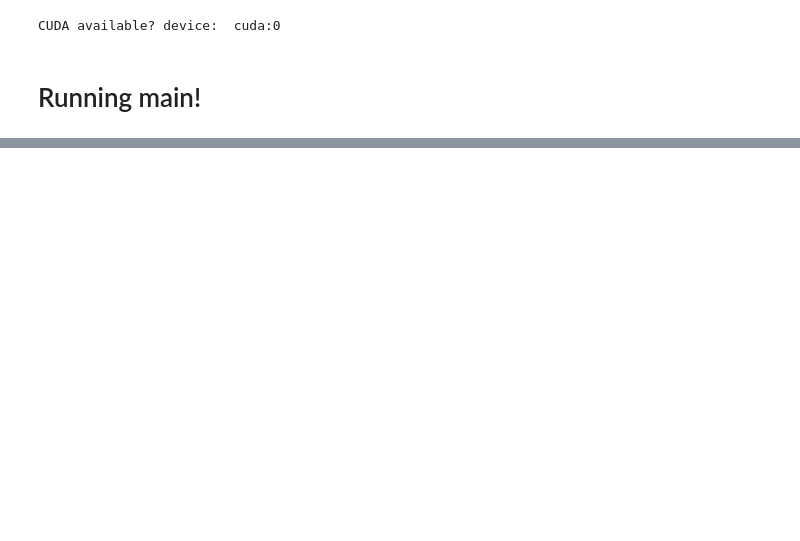
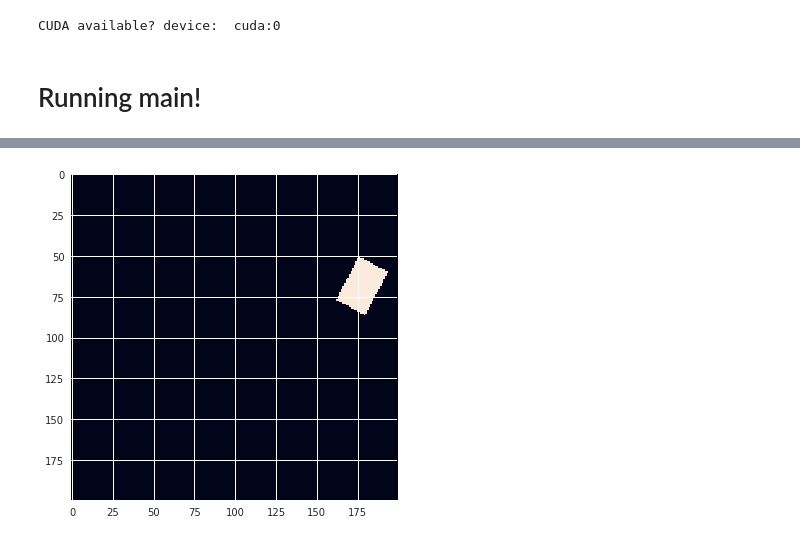
Before and after one commit to nouyang/platt2018, a Jupyter notebook: rcnn_depth/Sliding Window v5.ipynb, the cells around one changed output, grey strips where cells are left out. Drawn from its saved outputs; the diff is of its cells as text; code cells hidden in the pictures; blank space fills up the shorter version.

Commit message:
Continued working on windows

```diff
--- a/rcnn_depth/Sliding Window v5.ipynb
+++ b/rcnn_depth/Sliding Window v5.ipynb
@@ -793,21 +832,19 @@ with torch.no_grad():
     loss = c_criterion(predicted_class, labels)
     all_crops = all_crops.to(device)
 
-    loss1 = classifCriterion(predicted_class, labels)
+    loss1 = c_criterion(predicted_class, labels)
 
     # Forward pass
     labelly = predicted_class.detach().cpu().numpy()
     predicted_coords = regrModel(all_crops, labelly)
 
-    loss2 = regrCriterion(predicted_coords, coords)
-
-
+    loss2 = r_criterion(predicted_coords, coords)
 
     losses2.update(loss2.item())
 
         # Print status
 
-print("loss across batch size of ", labels.size()[0], 'is: ', loss1, loss2)
+print("loss across batch size of ", labels.size()[0], 'is: \n', loss1, loss2)
 #print(labels)
-print('!-- labels size', labels.size())
+print('\n!-- labels size', labels.size())
 #print(torch.round(predicted_class))
@@ -817,49 +876,56 @@ plt.plot(range(len(losses), losses))
 # %%
 # -- Plot windows and print labels -----------------------------------
 
-n = np.random.randint(10)
-imgSample = images[n]
-crops, __ = makeCrops(imgSample, 50, (100, 100), (x,y, theta))
-# -- Show original image, and the sliding windo crops -------
-plt.imshow(imgSample)
-# ---------------------------------------------------
-foo_label = labels[n]
+with torch.no_grad():
+    n = np.random.randint(10)
+    imgSample = images[n]
+    crops, __ = makeCrops(imgSample, 50, (100, 100), (x,y, theta))
+    # -- Show original image, and the sliding windo crops -------
+    plt.imshow(imgSample)
+    # ---------------------------------------------------
+    foo_label = labels[n]
 
-foo_coord = coords[n]
-predicted_locs = predicted_coords.view(-1,
-                                     coords.size(1), coords.size(2))
-foo_coord_est = predicted_locs[n] # 3 per window
-foo_label_est = predicted_class[n]
-print('!-- coords', foo_coord)
+    foo_coord = coords[n]
+    predicted_locs = predicted_coords.view(-1,
+                                         coords.size(1), coords.size(2))
+    foo_coord_est = predicted_locs[n] # 3 per window
+    foo_label_est = predicted_class[n]
+    print('!-- coords', foo_coord)
 
-max_idx = torch.argmax(foo_coord[:,0])
-x, y, theta = foo_coord[max_idx]
-est_max_idx = torch.argmax(foo_coord_est[:,0])
-x_est, y_est, theta_est = foo_coord_est[est_max_idx]
+    max_idx = torch.argmax(foo_coord[:,0])
+    x, y, theta = foo_coord[max_idx]
+    est_max_idx = torch.argmax(foo_coord_est[:,0])
+    x_est, y_est, theta_est = foo_coord_est[est_max_idx]
 
-# -- Print x,y for one result -------
-# -- Print window t/f for one result -------
-print("!-- FOR N = ", n)
-print("y (crops) \n\t", [int(l) for l in foo_label])
-print("!-- yhat (crops) \n\t", [int(np.round(p,0)) for p in foo_label_est] )
-# -------------------------------------------------
-sns.set(rc={"figure.figsize": (8, 6)})
+    # -- Print x,y for one result -------
+    # -- Print window t/f for one result -------
+    print("!-- FOR N = ", n)
+    print("y (crops) \n\t", [int(l) for l in foo_label])
+    print("!-- yhat (crops) \n\t", [int(np.round(p,0)) for p in foo_label_est] )
+    # -------------------------------------------------
+    sns.set(rc={"figure.figsize": (8, 6)})
 
-print("\n\nFOR N = ", n)
-print("!-- center y \n\t", [float(zed) for zed in (x, y, theta)])
-print("!-- center y est \n\t ", [float(zed) for zed in (x_est, y_est, theta_est)])
-print(foo_coord_est)
+    print("\n\nFOR N = ", n)
+    print("!-- center y \n\t", [float(zed) for zed in (x, y, theta)])
+    print("!-- center y est \n\t ", [float(zed) for zed in (x_est, y_est, theta_est)])
+    print(foo_coord_est)
 
-fig, axess = plt.subplots(3,3, figsize=(10,10))
-axess = np.array(axess).flatten()#order='F') #'F' means to flatten in column-major (Fortran- style) order.
-for i in range(9):
-    axess[i].imshow(crops[i])
-    axess[i].set_ylabel('# '+str(i))
-plt.suptitle('Window')
-plt.show()
+    a = np.array([float(zed) for zed in (x, y, theta)])
+    b = np.array([float(zed) for zed in (x_est, y_est, theta_est)])
+    mse = ((a - b) ** 2).mean(axis=0)
+    print('!! -- --MSE: ', mse)
 
-#for (i, crop) in enumerate(crops):
-    # print("1-index number of window: ", i+1, 'x', x, 'y', y, 'has rectangle?', hasRect)
-    #plt.figure()
-    #plt.suptitle("numero: %d" % (i))
-    #plt.imshow(crop)
+    fig, axess = plt.subplots(3,3, figsize=(10,10))
+    axess = np.array(axess).flatten()#order='F') #'F' means to flatten in column-major (Fortran- style) order.
+    for i in range(9):
+        axess[i].imshow(crops[i])
+        axess[i].set_ylabel('# '+str(i))
+    plt.suptitle('Window')
+    plt.show()
+
+    #for (i, crop) in enumerate(crops):
+        # print("1-index number of window: ", i+1, 'x', x, 'y', y, 'has rectangle?', hasRect)
+        #plt.figure()
+        #plt.suptitle("numero: %d" % (i))
+        #plt.imshow(crop)
+# %% [output]
@@ -865,0 +949 @@ plt.show()
+[figure, added]
```
Also changed, not shown: parts of 14 cells of this notebook, 3 other files.
